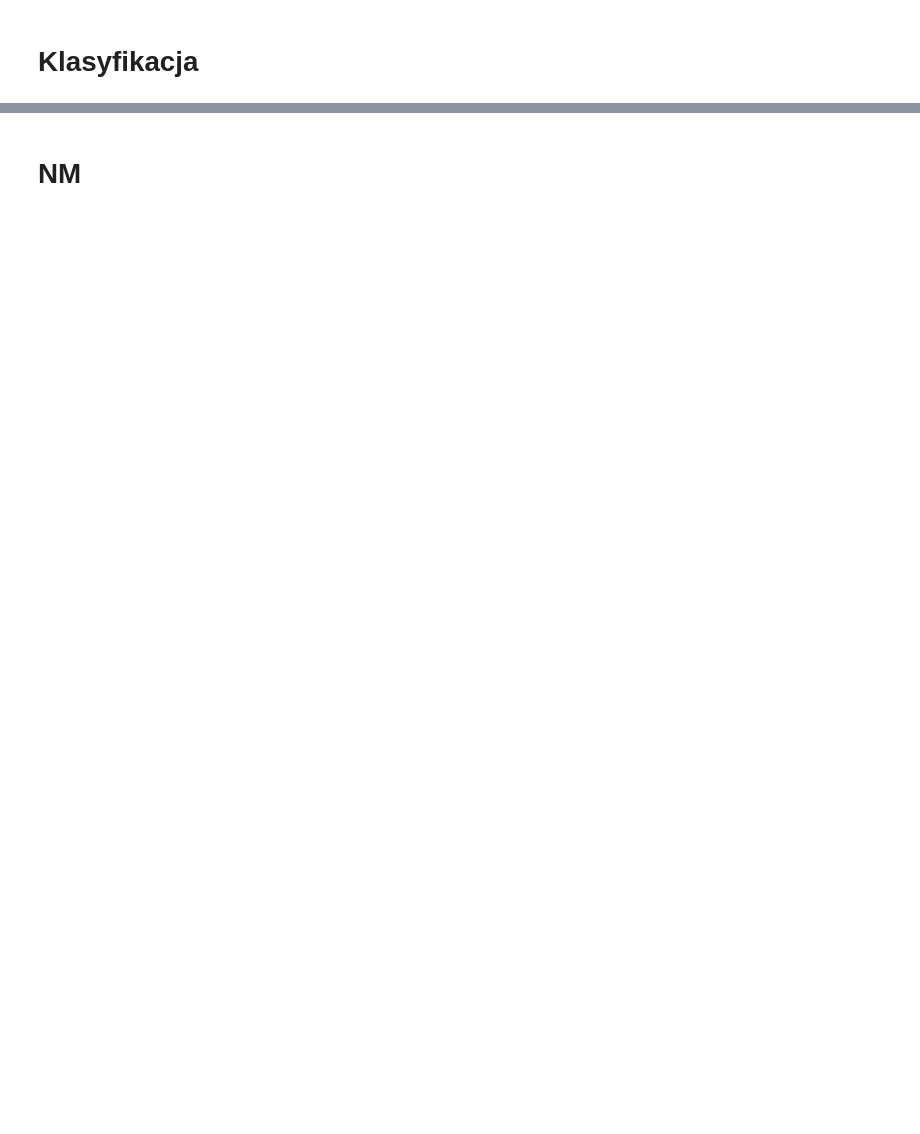
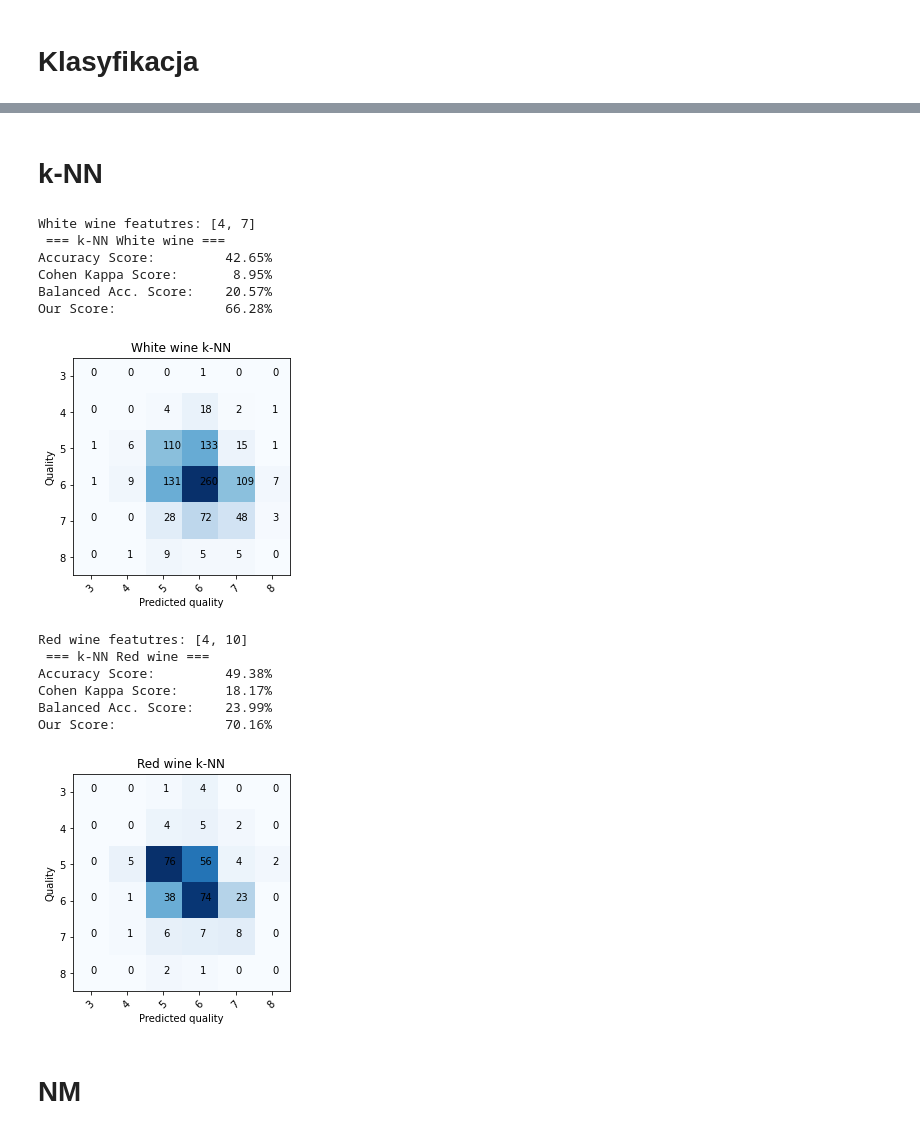
Before and after one commit to startled-cat/wine-quality-classification, a Jupyter notebook: projekt/wine.ipynb, the cells around one changed output, grey strips where cells are left out. Cells and saved outputs as stored; diff of their text form; code cells hidden in the pictures; blank space fills up the shorter version.

```diff
--- a/projekt/wine.ipynb
+++ b/projekt/wine.ipynb
@@ -398,2 +513,36 @@ test_red_wine_target = red_wine.test['quality']
+# %% [markdown]
+# k-NN
+# %%
+# k-nn
+# NN
+print(f'White wine featutres: {white_wine.best_features}')
+white_wine_true, white_wine_pred = k_nearest_neighbor_classifier(white_wine, 5)
+print_results('k-NN White wine', white_wine_true, white_wine_pred)
+draw_confusion_matrix(white_wine_true, white_wine_pred, 'White wine k-NN')
+
+
+print(f'Red wine featutres: {red_wine.best_features}')
+red_wine_true, red_wine_pred = k_nearest_neighbor_classifier(red_wine, 5)
+print_results('k-NN Red wine', red_wine_true, red_wine_pred)
+draw_confusion_matrix(red_wine_true, red_wine_pred, 'Red wine k-NN')
+
+scores['k-NN'] = {}
+scores['k-NN']['white'] = wine_score(white_wine_true, white_wine_pred)
+scores['k-NN']['red'] = wine_score(red_wine_true, red_wine_pred)
+# %% [output]
+White wine featutres: [4, 7]
+ === k-NN White wine ===
+Accuracy Score:         42.65%
+Cohen Kappa Score:       8.95%
+Balanced Acc. Score:    20.57%
+Our Score:              66.28%
+[figure, added]
+Red wine featutres: [4, 10]
+ === k-NN Red wine ===
+Accuracy Score:         49.38%
+Cohen Kappa Score:      18.17%
+Balanced Acc. Score:    23.99%
+Our Score:              70.16%
+[figure, added]
 # %% [markdown]
 # NM
```
Also changed, not shown: parts of 24 cells of this notebook.
